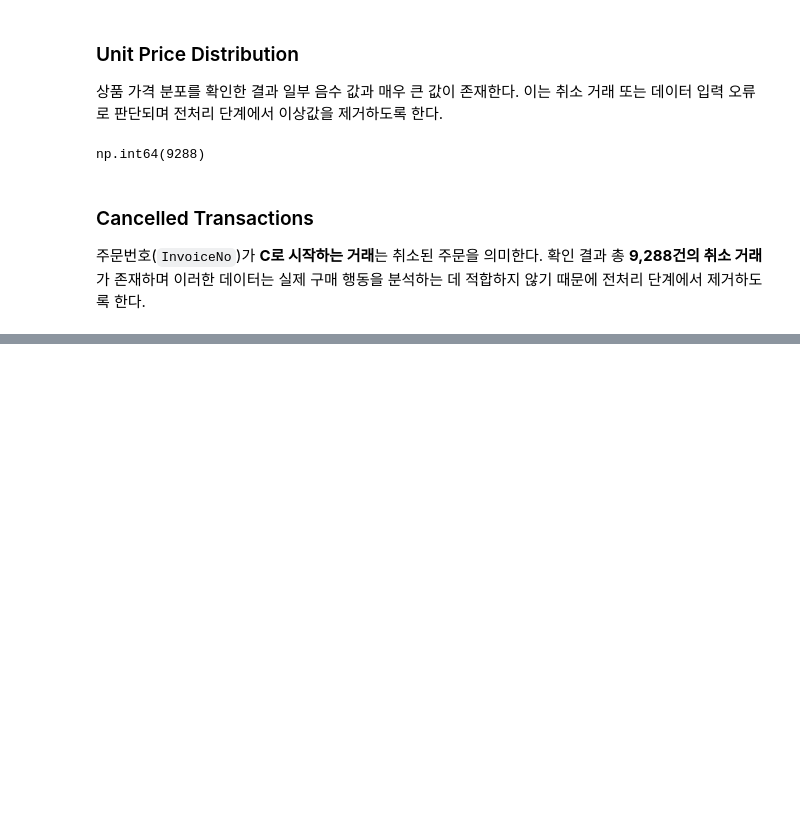
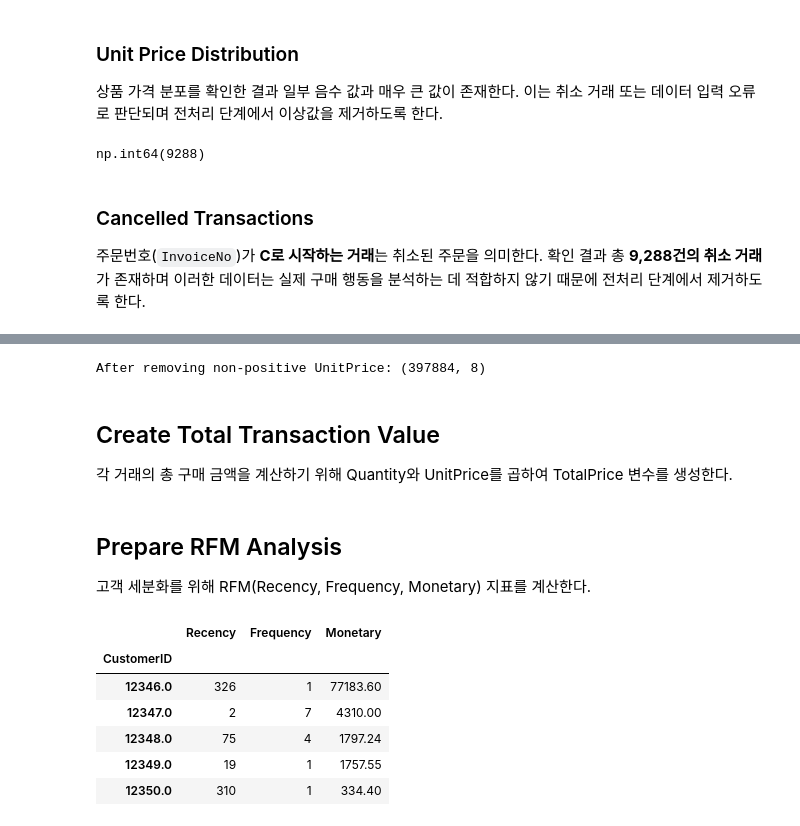
Before and after one commit to eue6ne/ecommerce-customer-segmentation, a Jupyter notebook: notebooks/01_data_preprocessing.ipynb, the cells around one changed output, grey strips where cells are left out. Cells and saved outputs as stored; diff of their text form; code cells hidden in the pictures; blank space fills up the shorter version.

Commit message:
Complete preprocessing and RFM analysis

```diff
--- a/notebooks/01_data_preprocessing.ipynb
+++ b/notebooks/01_data_preprocessing.ipynb
@@ -144,0 +186,10 @@ np.int64(9288)
+# %%
+df = df[df['UnitPrice'] > 0]
+
+print('After removing non-positive UnitPrice:', df.shape)
+# %% [output]
+After removing non-positive UnitPrice: (397884, 8)
+# %% [markdown]
+## Create Total Transaction Value
+
+각 거래의 총 구매 금액을 계산하기 위해 Quantity와 UnitPrice를 곱하여 TotalPrice 변수를 생성한다.
@@ -144,0 +198,4 @@ np.int64(9288)
+# %% [markdown]
+## Prepare RFM Analysis
+
+고객 세분화를 위해 RFM(Recency, Frequency, Monetary) 지표를 계산한다.
@@ -144,0 +211,13 @@ np.int64(9288)
+# %%
+rfm = pd.concat([recency, frequency, monetary], axis = 1)
+rfm.columns = ['Recency', 'Frequency', 'Monetary']
+
+rfm.head()
+# %% [output]
+|  | Recency | Frequency | Monetary |
+| CustomerID |  |  |  |
+| 12346.0 | 326 | 1 | 77183.60 |
+| 12347.0 | 2 | 7 | 4310.00 |
+| 12348.0 | 75 | 4 | 1797.24 |
+| 12349.0 | 19 | 1 | 1757.55 |
+| 12350.0 | 310 | 1 | 334.40 |
```
Also changed, not shown: parts of 22 cells of this notebook.
